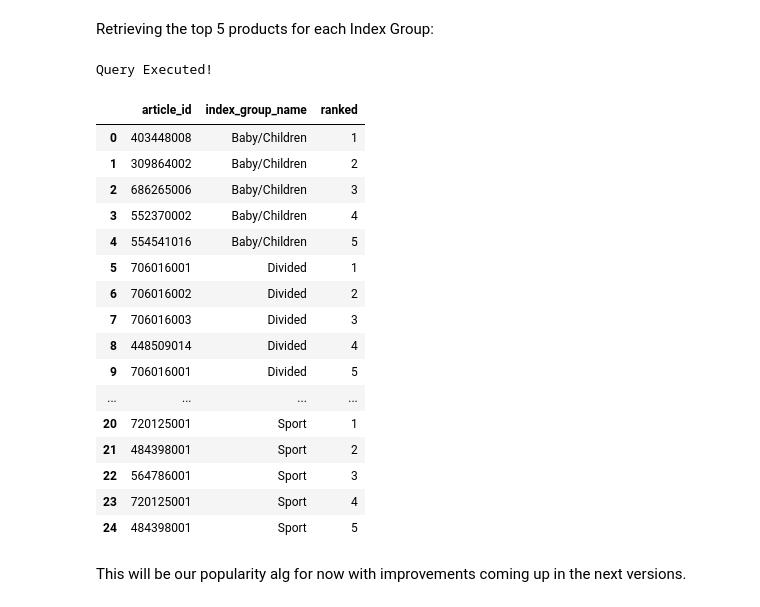
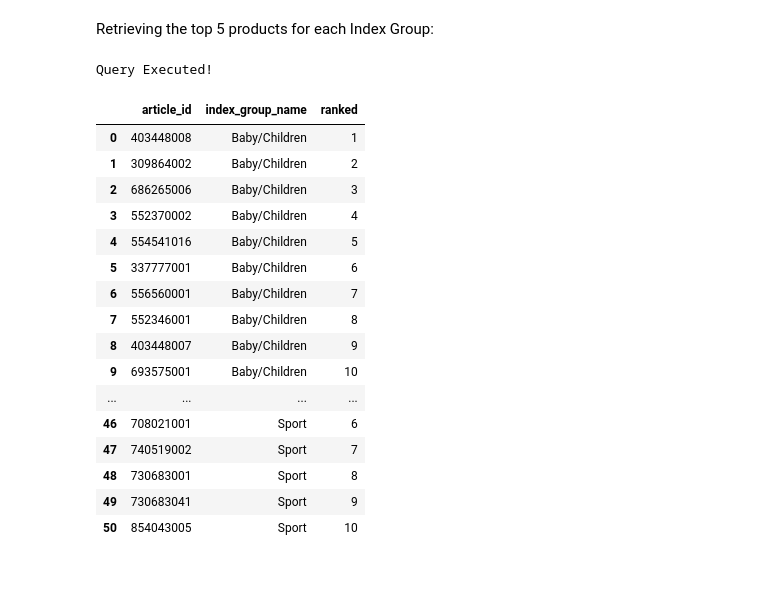
Before and after one commit to ALvee-611/RECBuildPlan, a Jupyter notebook: 2. Notebooks/Popularity_REC_SYS_V1.ipynb, the cells around one changed output. Saved outputs shown, nothing was run; the diff lists cells and outputs as text; code cells hidden in the pictures; blank space fills up the shorter version.

```diff
--- a/2. Notebooks/Popularity_REC_SYS_V1.ipynb
+++ b/2. Notebooks/Popularity_REC_SYS_V1.ipynb
@@ -225,33 +225,31 @@ Retrieving the top 5 products for each Index Group:
 # %%
 q = """
 SELECT article_id, index_group_name, ranked
 FROM (
 SELECT article_id, index_group_name,
       RANK() OVER (PARTITION BY index_group_name ORDER BY total_purchases DESC) AS ranked
 FROM popularity_v1) R
-where R.ranked < 6;
+where R.ranked < 11;
 """
 
 ranked_result = read_query(q)
 ranked_result
 # %% [output]
 Query Executed!
 |  | article_id | index_group_name | ranked |
 | 0 | 403448008 | Baby/Children | 1 |
 | 1 | 309864002 | Baby/Children | 2 |
 | 2 | 686265006 | Baby/Children | 3 |
 | 3 | 552370002 | Baby/Children | 4 |
 | 4 | 554541016 | Baby/Children | 5 |
-| 5 | 706016001 | Divided | 1 |
-| 6 | 706016002 | Divided | 2 |
-| 7 | 706016003 | Divided | 3 |
-| 8 | 448509014 | Divided | 4 |
-| 9 | 706016001 | Divided | 5 |
+| 5 | 337777001 | Baby/Children | 6 |
+| 6 | 556560001 | Baby/Children | 7 |
+| 7 | 552346001 | Baby/Children | 8 |
+| 8 | 403448007 | Baby/Children | 9 |
+| 9 | 693575001 | Baby/Children | 10 |
 | ... | ... | ... | ... |
-| 20 | 720125001 | Sport | 1 |
-| 21 | 484398001 | Sport | 2 |
-| 22 | 564786001 | Sport | 3 |
-| 23 | 720125001 | Sport | 4 |
-| 24 | 484398001 | Sport | 5 |
+| 46 | 708021001 | Sport | 6 |
+| 47 | 740519002 | Sport | 7 |
+| 48 | 730683001 | Sport | 8 |
+| 49 | 730683041 | Sport | 9 |
+| 50 | 854043005 | Sport | 10 |
-# %% [markdown]
-This will be our popularity alg for now with improvements coming up in the next versions.
```
Also changed, not shown: parts of 2 cells of this notebook, 4 other files.
